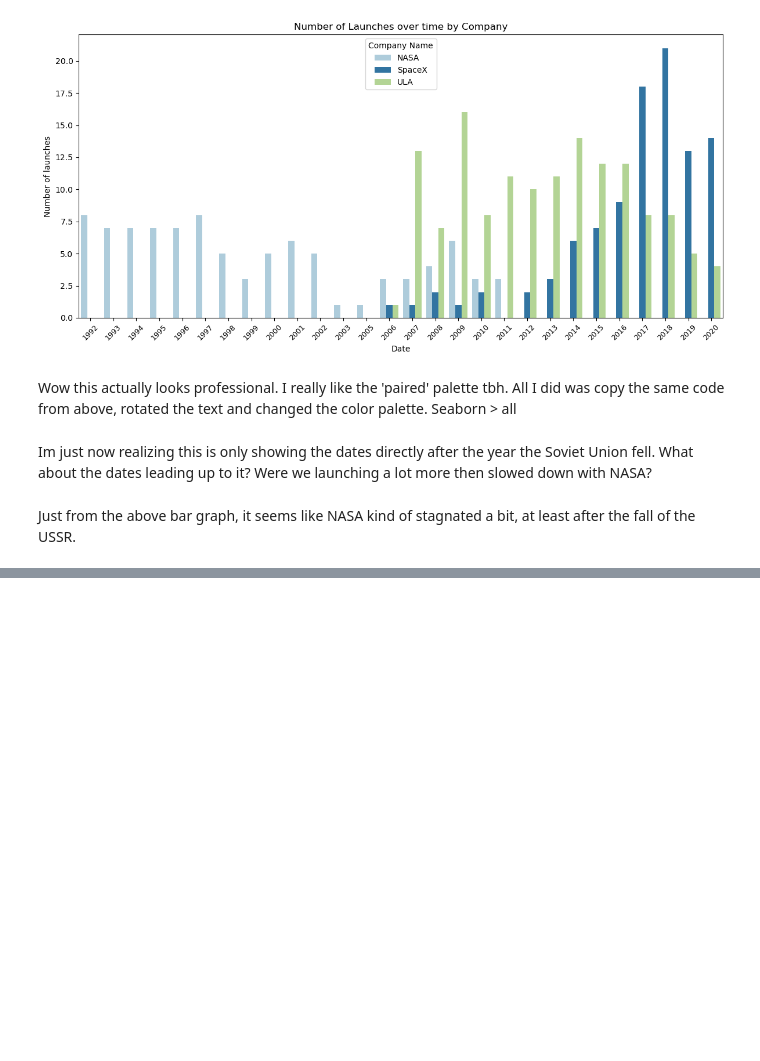
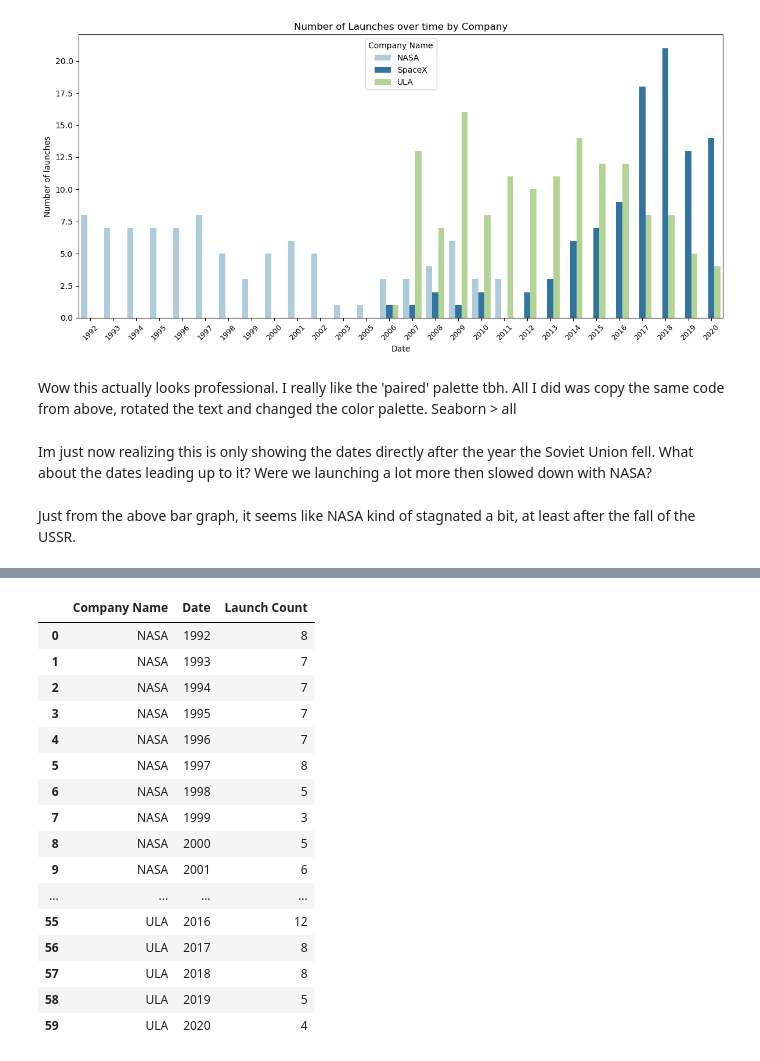
Before and after one commit to ghodgin/space-launch, a Jupyter notebook: launch-exploratory.ipynb, the cells around one changed output, grey strips where cells are left out. Saved outputs shown, nothing was run; the diff lists cells and outputs as text; code cells hidden in the pictures; blank space fills up the shorter version.

```diff
--- a/launch-exploratory.ipynb
+++ b/launch-exploratory.ipynb
@@ -243,0 +298,21 @@ Just from the above bar graph, it seems like NASA kind of stagnated a bit, at le
+# %%
+updated_groups = comparative_df.groupby(['Company Name', comparative_df['Date'].dt.year])['Launch Count'].sum().reset_index()
+updated_groups
+# %% [output]
+|  | Company Name | Date | Launch Count |
+| 0 | NASA | 1992 | 8 |
+| 1 | NASA | 1993 | 7 |
+| 2 | NASA | 1994 | 7 |
+| 3 | NASA | 1995 | 7 |
+| 4 | NASA | 1996 | 7 |
+| 5 | NASA | 1997 | 8 |
+| 6 | NASA | 1998 | 5 |
+| 7 | NASA | 1999 | 3 |
+| 8 | NASA | 2000 | 5 |
+| 9 | NASA | 2001 | 6 |
+| ... | ... | ... | ... |
+| 55 | ULA | 2016 | 12 |
+| 56 | ULA | 2017 | 8 |
+| 57 | ULA | 2018 | 8 |
+| 58 | ULA | 2019 | 5 |
+| 59 | ULA | 2020 | 4 |
```
Also changed, not shown: parts of 6 cells of this notebook.
